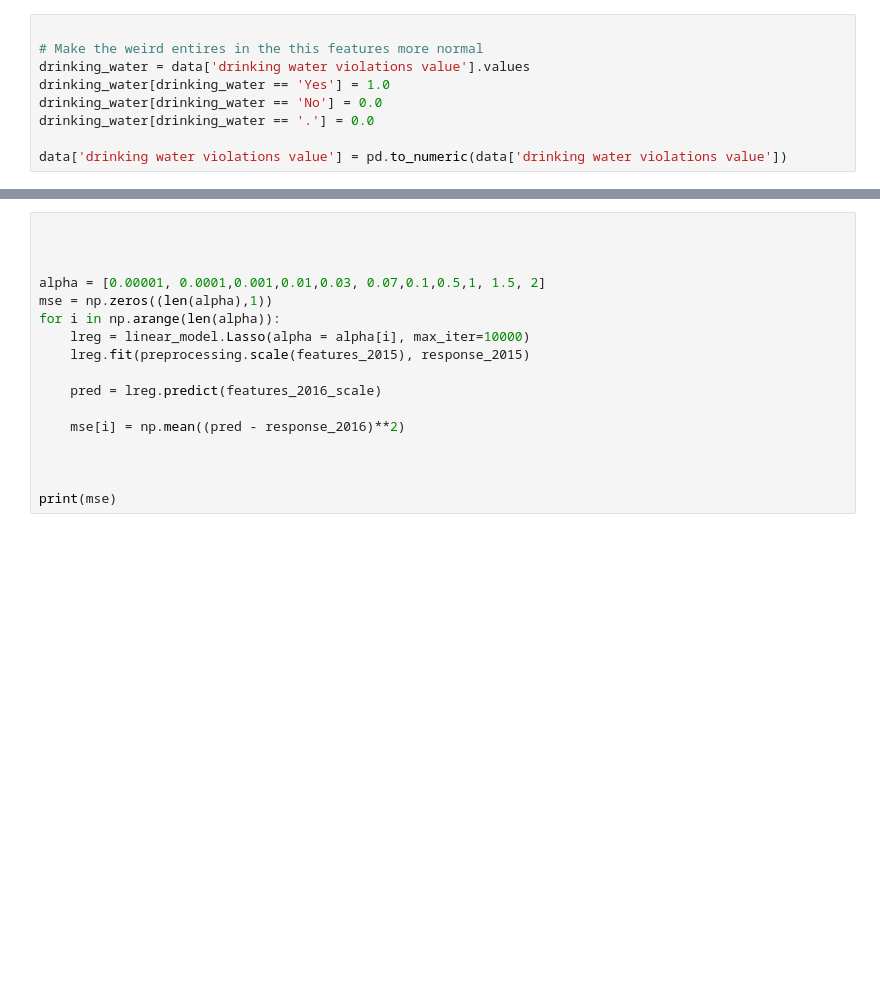
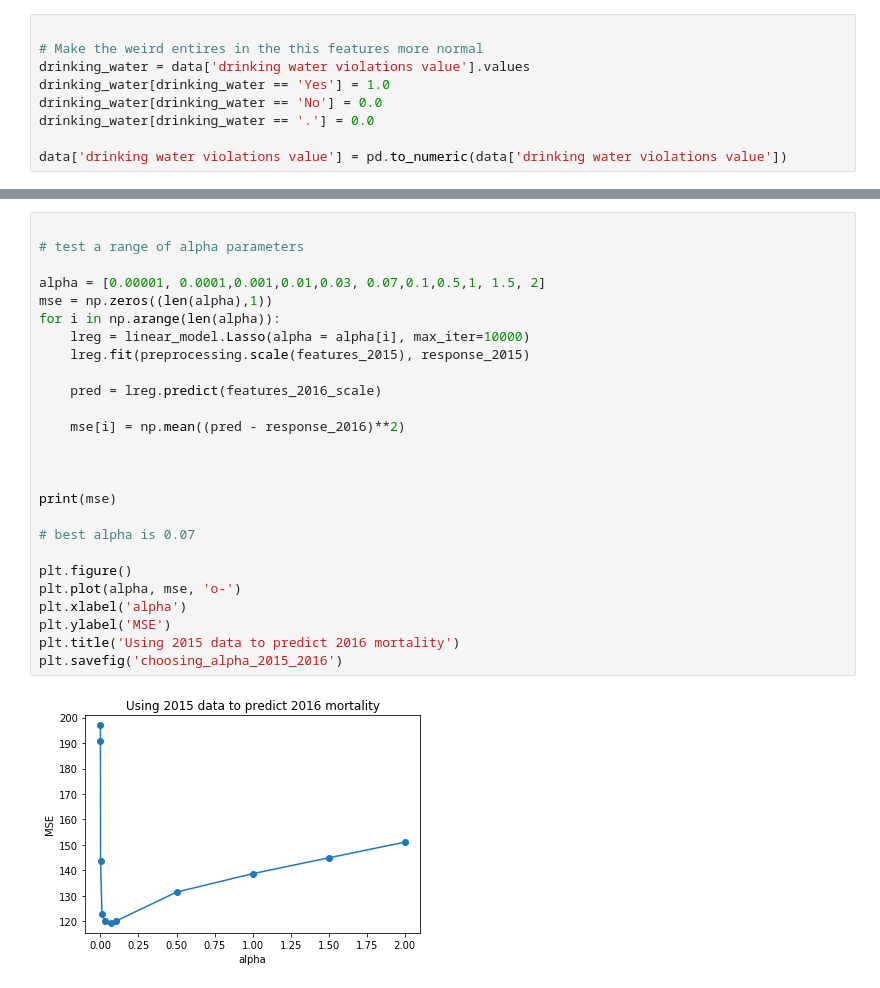
Before and after one commit to conservasian/opi-nope, a Jupyter notebook: compile_data.ipynb, the cells around one changed output, grey strips where cells are left out. Drawn from its saved outputs; the diff is of its cells as text; blank space fills up the shorter version.

```diff
--- a/compile_data.ipynb
+++ b/compile_data.ipynb
@@ -513,18 +483,29 @@ features_2015 = features_2015.drop('year_keep', axis=1, inplace = False)
 # %%
 
-
+# test a range of alpha parameters
 
 alpha = [0.00001, 0.0001,0.001,0.01,0.03, 0.07,0.1,0.5,1, 1.5, 2]
 mse = np.zeros((len(alpha),1))
 for i in np.arange(len(alpha)):
     lreg = linear_model.Lasso(alpha = alpha[i], max_iter=10000)
     lreg.fit(preprocessing.scale(features_2015), response_2015)
 
     pred = lreg.predict(features_2016_scale)
 
     mse[i] = np.mean((pred - response_2016)**2)
 
 
 
 print(mse)
+
+# best alpha is 0.07
+
+plt.figure()
+plt.plot(alpha, mse, 'o-')
+plt.xlabel('alpha')
+plt.ylabel('MSE')
+plt.title('Using 2015 data to predict 2016 mortality')
+plt.savefig('choosing_alpha_2015_2016')
+# %% [output]
+[figure, added]
 # %%
```
Also changed, not shown: parts of 29 cells of this notebook.
